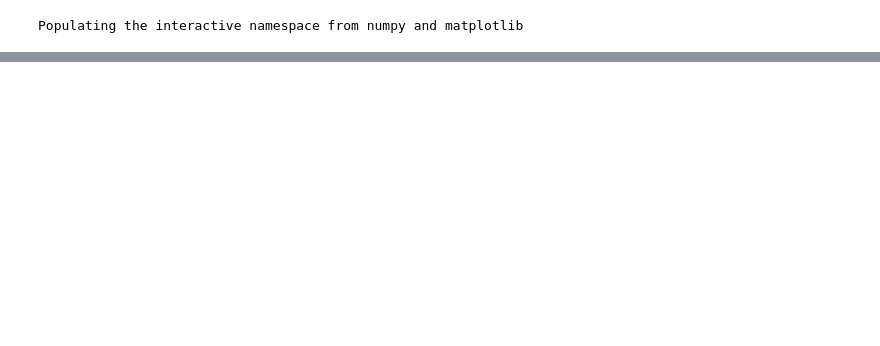
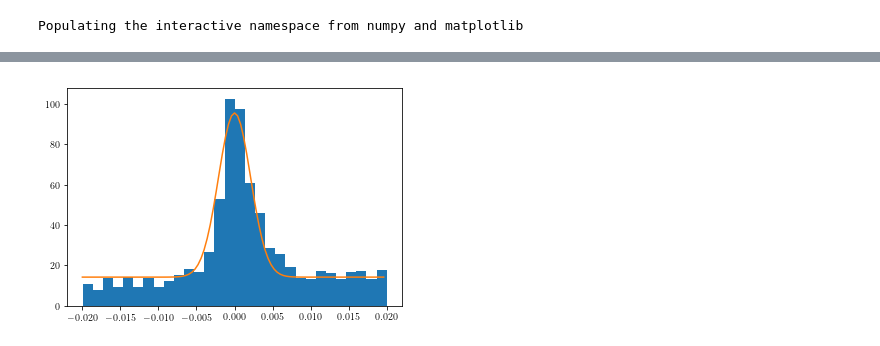
Before and after one commit to chihway/ClusterProfiles, a Jupyter notebook: velocity/PhaseSpace.ipynb, the cells around one changed output, grey strips where cells are left out. Drawn from its saved outputs; the diff is of its cells as text; code cells hidden in the pictures; blank space fills up the shorter version.

```diff
--- a/velocity/PhaseSpace.ipynb
+++ b/velocity/PhaseSpace.ipynb
@@ -69,16 +61,0 @@ print(bin_min)
-# %%
-Results = []
-for i in range(20):
-    r_mask = (R_scale>=i*0.2)*(R_scale<(i+1)*0.2)
-    args = (dz[r_mask], Lambda[r_mask])
-    result = op.minimize(nll, p0, args=args, method = method, options={'disp':True}, bounds = bounds)
-
-    mplot.figure()
-    mplot.hist(dz[r_mask], bins=30, normed=1)
-    sigma0, alpha, p = result.x
-    print(result.x)
-    sigma  = sigma0* (np.mean(Lambda[r_mask])/30.0)**alpha
-    like = p*(2*np.pi*sigma**2)**(-0.5)*np.exp(-0.5*ddz**2/sigma**2) + (1.-p)/0.04 #*(B*ddz -0.02*B + 1./0.04)
-    mplot.plot(ddz, like)
-    Results.append(result.x)
-Results = np.array(Results)
@@ -215,0 +73,80 @@ print(Lambda)
+# %%
+p0 = [0.001, 0.3, 0.1]
+bounds = ((0.0001,0.1), (-1,1.5), (0.01,0.99))
+
+def lnlikelihood(params, dz, lamb):
+    """In one R bin, input data is delta z"""
+    sigma0, alpha, p = params
+
+    if p>1:
+        lnlike_out = -1.0e10
+    else:
+        sigma  = sigma0* (lamb/30.0)**alpha
+        like = p*(2*np.pi*sigma**2)**(-0.5)*np.exp(-0.5*dz**2/sigma**2) + (1.-p)/0.04 #*(B*dz -0.02*B + 1./0.04 + 0.02*0.04)
+        lnlike_out = np.sum(np.log(like))
+
+#     print(lnlike_out)
+    return lnlike_out
+
+def lnprior(params):
+    """In one R bin, input data is delta z"""
+    sigma0, alpha, p = params
+    if (sigma0<bounds[0][0]) or (sigma0>bounds[0][1]) or (alpha<bounds[1][0]) or (alpha>bounds[1][1]) or (p<bounds[2][0]) or (p>bounds[2][1]):
+        lnprior = -1.0e10
+    else:
+        lnprior = 1000.
+#     print(lnprior)
+    return lnprior
+
+def lnposterior(params, dz, lamb):
+
+    lnpriors = lnprior(params)
+    lnlike = lnlikelihood(params, dz, lamb)
+    lnposterior = lnlike + lnpriors
+#     print(lnlike, lnpriors,lnposterior)
+    return lnposterior
+
+
+nll = lambda *args: -lnlikelihood(*args)
+method = 'L-BFGS-B'
+
+r_mask = (R_scale>=4)*(R_scale<5)
+args = (dz[r_mask], Lambda[r_mask])
+result = op.minimize(nll, p0, args=args, method = method, options={'disp':True}, bounds = bounds)
+
+mplot.hist(dz[r_mask], bins=30, normed=1)
+sigma0, alpha, p = result.x
+sigma  = sigma0* (np.mean(Lambda[r_mask])/30.0)**alpha
+like = p*(2*np.pi*sigma**2)**(-0.5)*np.exp(-0.5*ddz**2/sigma**2) + (1.-p)/0.04
+#*(B*ddz -0.02*B + 1./0.04 + 0.02*0.04) #/0.04
+mplot.plot(ddz, like)
+
+print(dir(result))
+print(result.jac)
+print(result.x)
+
+ftol = 2.220446049250313e-09
+tmp_i = np.zeros(len(result.x))
+for i in range(3):
+    tmp_i[i] = 1.0
+    uncertainty_i = np.sqrt(max(1, abs(result.fun))*ftol*result.hess_inv(tmp_i)[i])
+    tmp_i[i] = 0.0
+    print('{0:12.4e} ± {1:.1e}'.format(result.x[i], uncertainty_i))
+
+# MCMC
+nwalkers = 128
+start_p0 = result.x
+ndim = len(start_p0)
+
+#Set up initial positions
+p0_walkers = [np.random.randn(ndim)*0.01 + start_p0 for i in range(nwalkers)]
+sampler = emcee.EnsembleSampler(nwalkers, ndim, lnposterior, args=args)
+
+print("Running sampler...")
+num_samps = 100
+sampler.run_mcmc(p0_walkers, num_samps)
+
+print("Done running sampler")
+chain = sampler.flatchain
+lnlike = sampler.flatlnprobability
+# %% [output]
@@ -215,0 +163 @@ print(Lambda)
+[figure, added]
```
Also changed, not shown: parts of 20 cells of this notebook.
